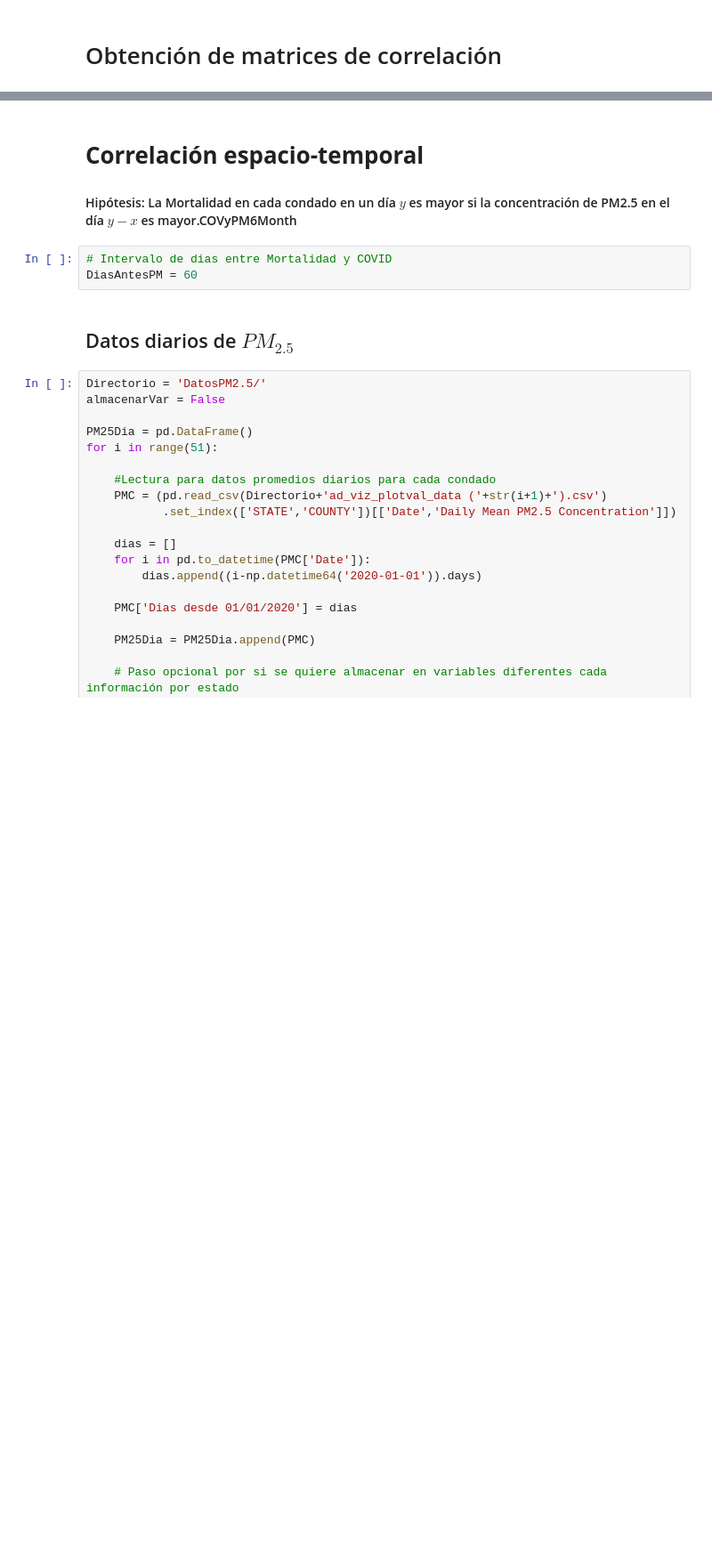
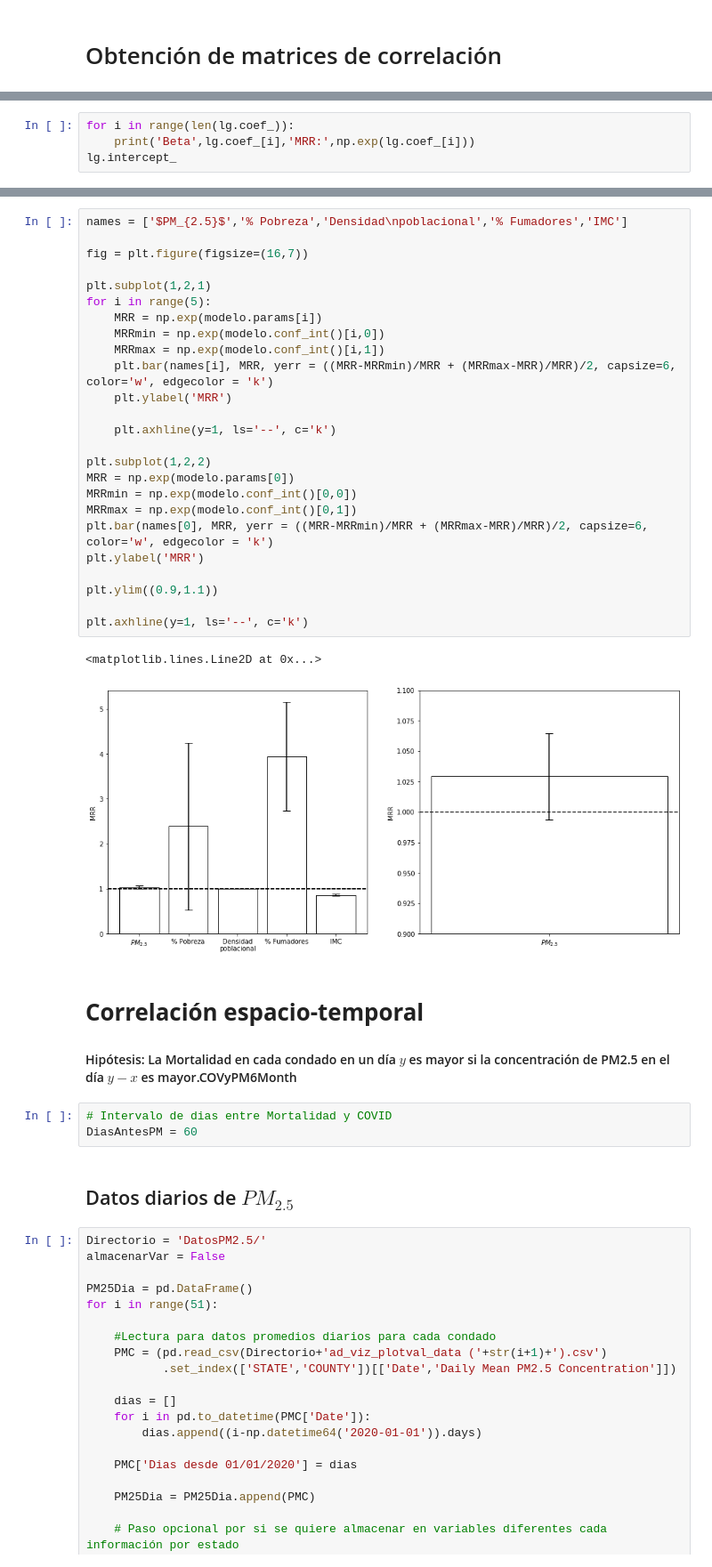
Before and after one commit to mdominguezd/ProyectoLaboratorioPM2.5yCOVID, a Jupyter notebook: MiCOVID-19.ipynb, the cells around one changed output, grey strips where cells are left out. Shown at 89% size. Drawn from its saved outputs; the diff is of its cells as text; blank space fills up the shorter version.

```diff
--- a/MiCOVID-19.ipynb
+++ b/MiCOVID-19.ipynb
@@ -353,0 +548,4 @@ Alabama Baldwin  1003.0  254.0      8.0    0.031496  6.820278  28.188889
+# %%
+for i in range(len(lg.coef_)):
+    print('Beta',lg.coef_[i],'MRR:',np.exp(lg.coef_[i]))
+lg.intercept_
@@ -354,3 +589,31 @@ Alabama Baldwin  1003.0  254.0      8.0    0.031496  6.820278  28.188889
+# %%
+names = ['$PM_{2.5}$','% Pobreza','Densidad\npoblacional','% Fumadores','IMC']
+
+fig = plt.figure(figsize=(16,7))
+
+plt.subplot(1,2,1)
+for i in range(5):
+    MRR = np.exp(modelo.params[i])
+    MRRmin = np.exp(modelo.conf_int()[i,0])
+    MRRmax = np.exp(modelo.conf_int()[i,1])
+    plt.bar(names[i], MRR, yerr = ((MRR-MRRmin)/MRR + (MRRmax-MRR)/MRR)/2, capsize=6, color='w', edgecolor = 'k')
+    plt.ylabel('MRR')
+
+    plt.axhline(y=1, ls='--', c='k')
+
+plt.subplot(1,2,2)
+MRR = np.exp(modelo.params[0])
+MRRmin = np.exp(modelo.conf_int()[0,0])
+MRRmax = np.exp(modelo.conf_int()[0,1])
+plt.bar(names[0], MRR, yerr = ((MRR-MRRmin)/MRR + (MRRmax-MRR)/MRR)/2, capsize=6, color='w', edgecolor = 'k')
+plt.ylabel('MRR')
+
+plt.ylim((0.9,1.1))
+
+plt.axhline(y=1, ls='--', c='k')
+# %% [output]
+<matplotlib.lines.Line2D at 0x...>
+[figure, added]
 # %% [markdown]
 # **Correlación espacio-temporal**
 #### Hipótesis: La Mortalidad en cada condado en un día $y$ es mayor si la concentración de PM2.5 en el día $y-x$ es mayor.COVyPM6Month
```
Also changed, not shown: parts of 40 cells of this notebook, 17 other files.
